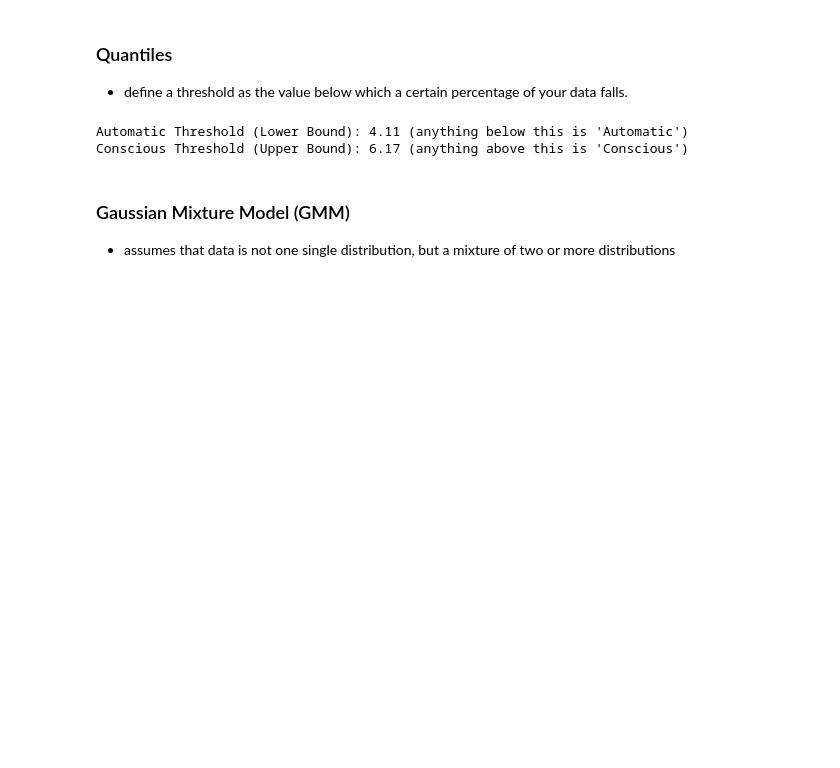
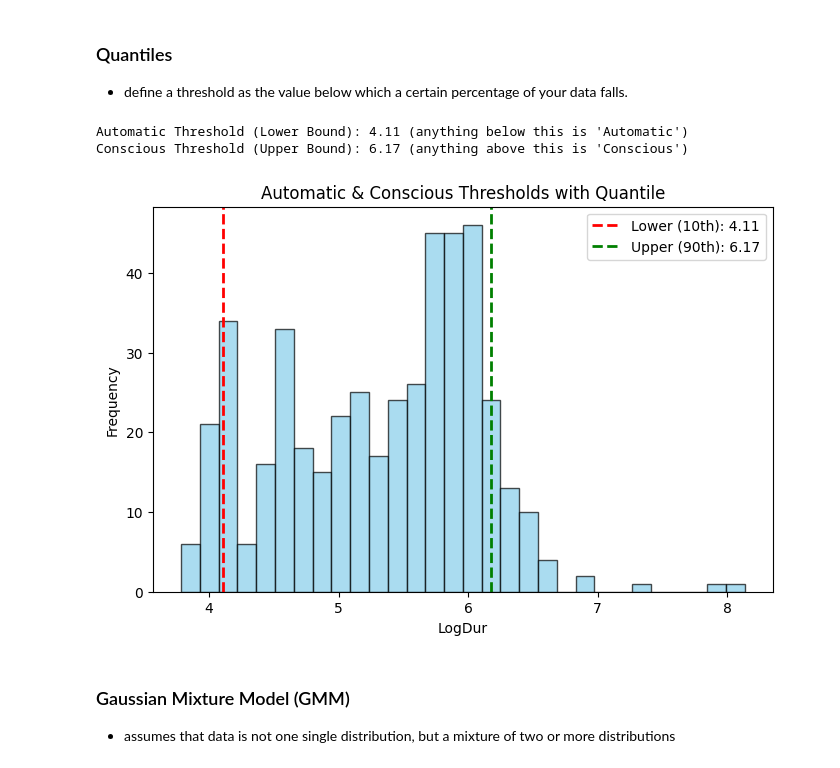
Before and after one commit to Critt-Kent/Key-Gaze-Correlation, a Jupyter notebook: Key-Gaze-correlation.ipynb, the cells around one changed output. Saved outputs shown, nothing was run; the diff lists cells and outputs as text; code cells hidden in the pictures; blank space fills up the shorter version.

```diff
--- a/Key-Gaze-correlation.ipynb
+++ b/Key-Gaze-correlation.ipynb
@@ -202,6 +224,23 @@ conditions = [
 # %% [output]
 Automatic Threshold (Lower Bound): 4.11 (anything below this is 'Automatic')
 Conscious Threshold (Upper Bound): 6.17 (anything above this is 'Conscious')
+# %%
+import matplotlib.pyplot as plt
+
+plt.figure(figsize=(8,5))
+plt.hist(FDst_first['LogDur'], bins=30, color='skyblue', edgecolor='black', alpha=0.7)
+
+# Mark thresholds
+plt.axvline(lower_threshold, color='red', linestyle='--', linewidth=2, label=f'Lower (10th): {lower_threshold:.2f}')
+plt.axvline(upper_threshold, color='green', linestyle='--', linewidth=2, label=f'Upper (90th): {upper_threshold:.2f}')
+
+plt.xlabel("LogDur")
+plt.ylabel("Frequency")
+plt.title("Automatic & Conscious Thresholds with Quantile")
+plt.legend()
+plt.show()
+# %% [output]
+[figure, added]
 # %% [markdown]
 ### Gaussian Mixture Model (GMM)
 - assumes that data is not one single distribution, but a mixture of two or more distributions
```
Also changed, not shown: parts of 5 cells of this notebook.
